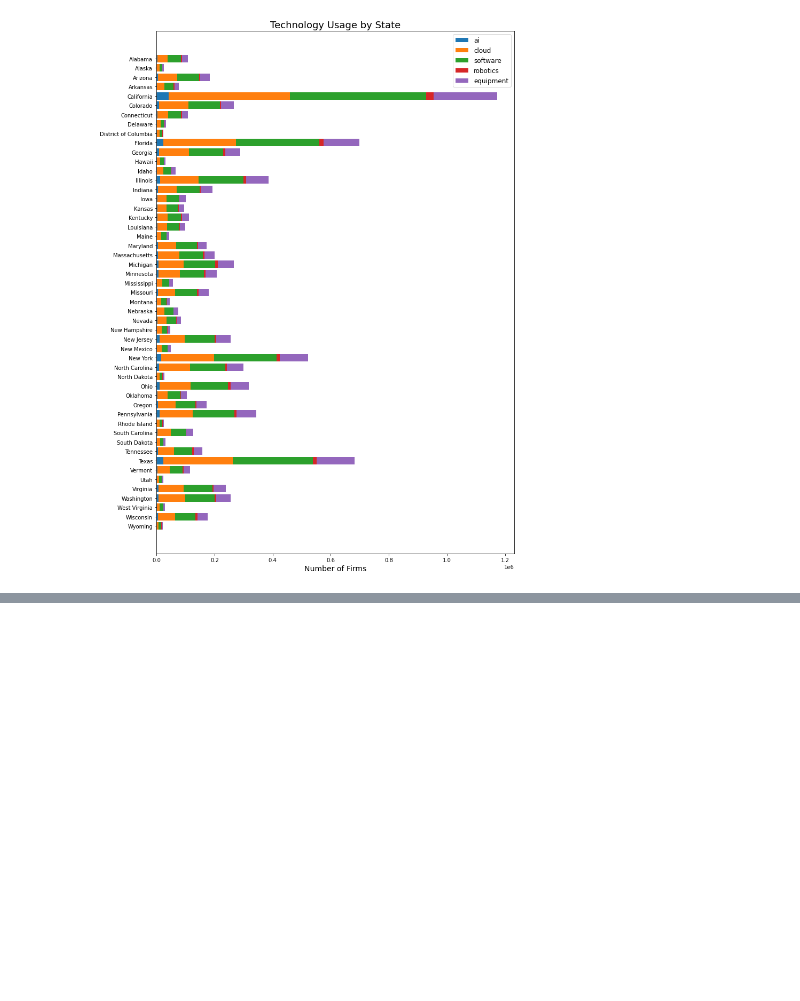
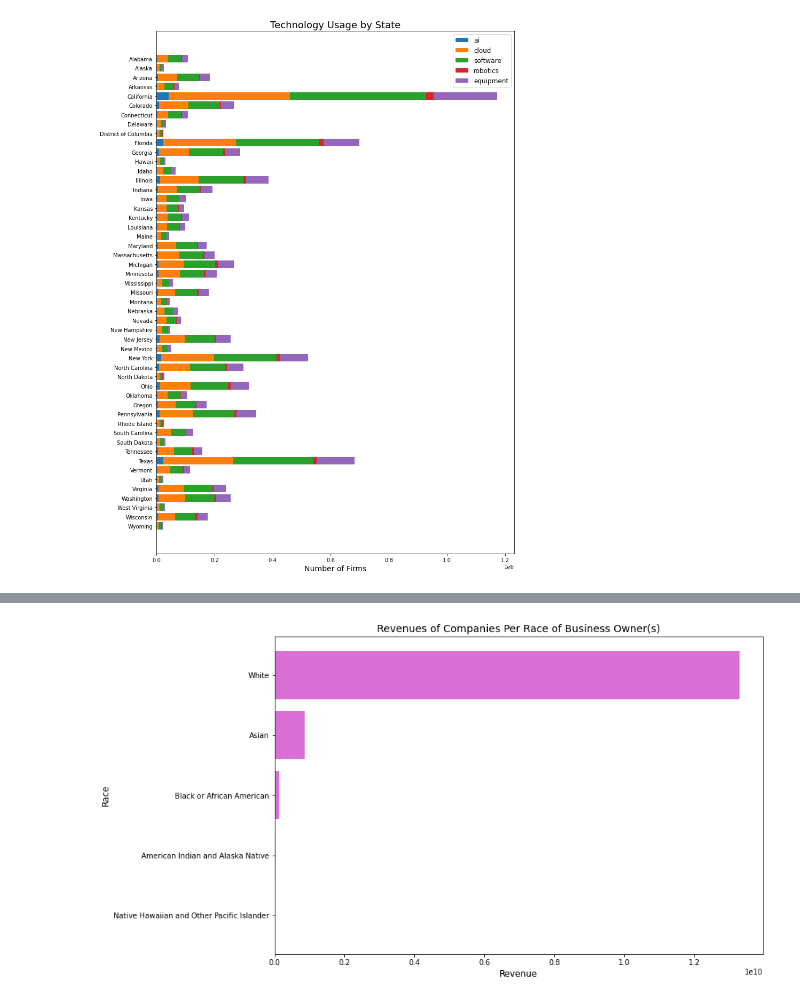
Before and after one commit to CMatador/asmt-8, a Jupyter notebook: viz.ipynb, the cells around one changed output, grey strips where cells are left out. Drawn from its saved outputs; the diff is of its cells as text; code cells hidden in the pictures; blank space fills up the shorter version.

Commit message:
jasleen work and owner function

```diff
--- a/viz.ipynb
+++ b/viz.ipynb
@@ -16,6 +17,11 @@ usage_by_state.set_index('state',inplace=True)
 
 worker_impact = pd.read_csv('CSV/worker_impact.csv')
 worker_impact.set_index('tech_usage_worker_impact', inplace=True)
+
+revenues_disclosed = pd.read_csv('CSV/revenues_disclosed.csv')
+revenues_hidden = pd.read_csv('CSV/revenues_hidden.csv')
+revenue_state = pd.read_csv('CSV/revenue_states.csv')
+revenue_industry = pd.read_csv('CSV/revenue_industry.csv')
 # %% [markdown]
 Looking at technology usage by state
 # %%
@@ -117,0 +142,16 @@ plt.title('Impact of Technology on STEM skills of workers');
+# %%
+revenues_disclosed = revenues_disclosed.sort_values('revenue')
+
+plt.figure(figsize= (12,8))
+
+plt.barh(
+    y=revenues_disclosed['race'],
+    width=revenues_disclosed['revenue'],
+    color = 'orchid'
+    )
+
+plt.title('Revenues of Companies Per Race of Business Owner(s)', size = 14)
+plt.xlabel('Revenue', size = 12)
+plt.ylabel('Race', size = 12);
+# %% [output]
+[figure, added]
```
Also changed, not shown: parts of 11 cells of this notebook, 6 other files.
